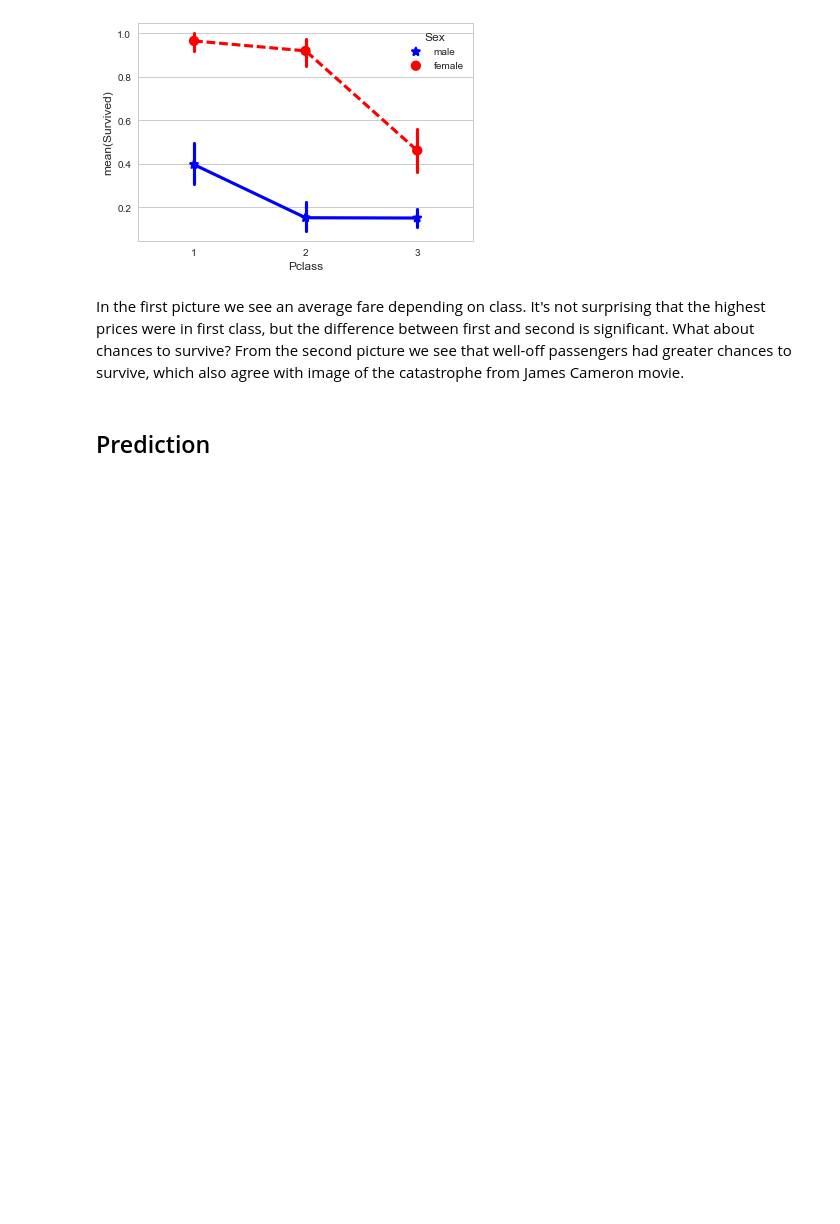
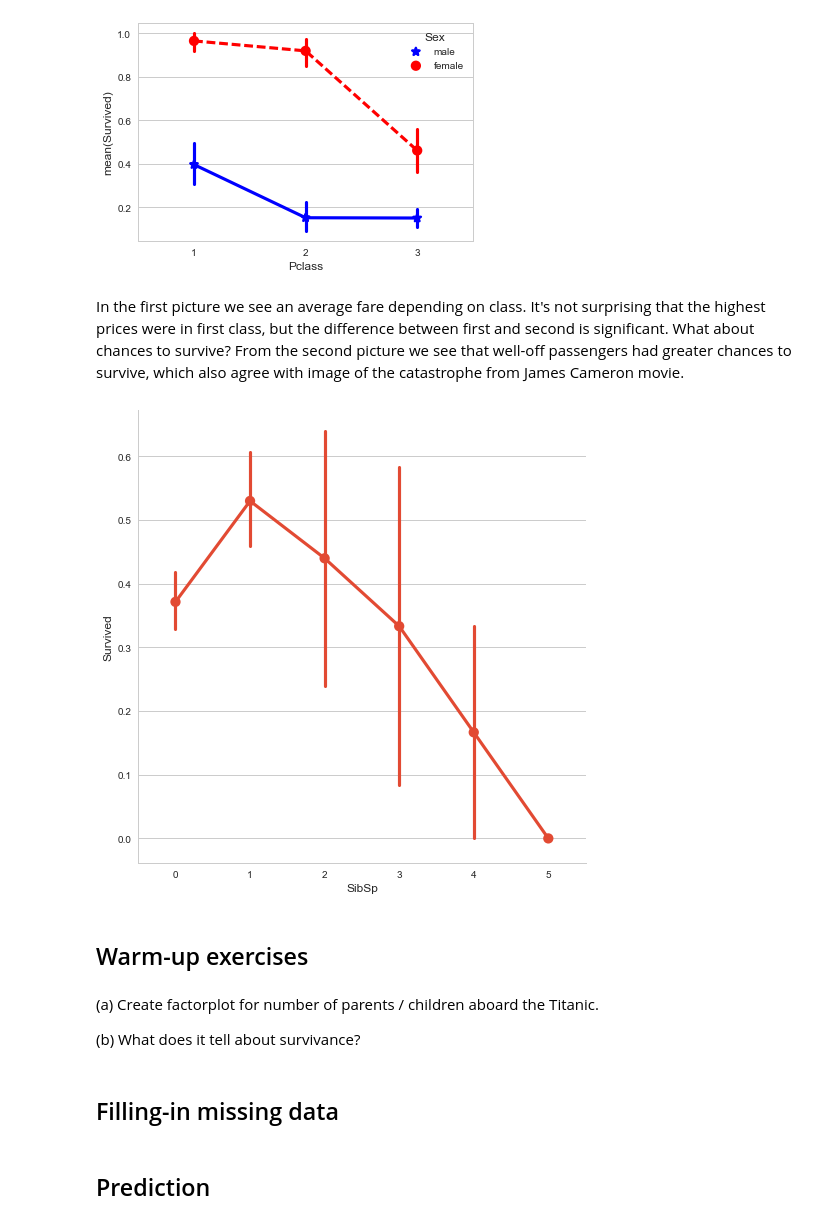
Before and after one commit to stared/uw-ml-python-2017, a Jupyter notebook: 5_ML-project.ipynb, the cells around one changed output. Drawn from its saved outputs; the diff is of its cells as text; code cells hidden in the pictures; blank space fills up the shorter version.

```diff
--- a/5_ML-project.ipynb
+++ b/5_ML-project.ipynb
@@ -110,3 +125,16 @@ plt.show()
 [figure]
 # %% [markdown]
 In the first picture we see an average fare depending on class. It's not surprising that the highest prices were in first class, but the difference between first and second is significant. What about chances to survive? From the second picture we see that well-off passengers had greater chances to survive, which also agree with image of the catastrophe from James Cameron movie.
+# %%
+sns.factorplot('SibSp', 'Survived', data=data, size=7)
+plt.show()
+# %% [output]
+[figure, added]
+# %% [markdown]
+## Warm-up exercises
+# %% [markdown]
+(a) Create factorplot for number of parents / children aboard the Titanic.
+
+(b) What does it tell about survivance?
+# %% [markdown]
+## Filling-in missing data
```
Also changed, not shown: parts of 6 cells of this notebook.
